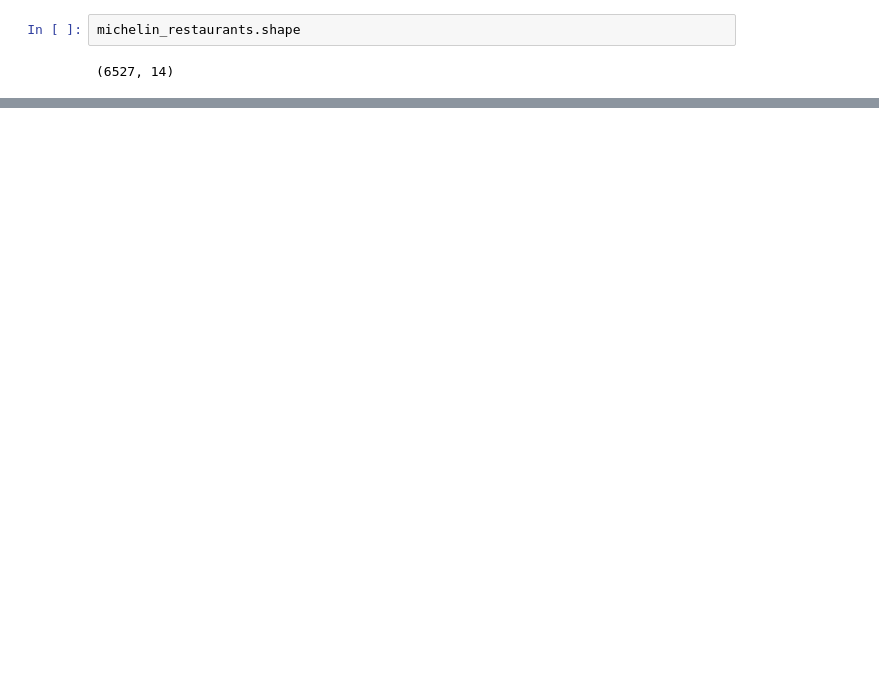
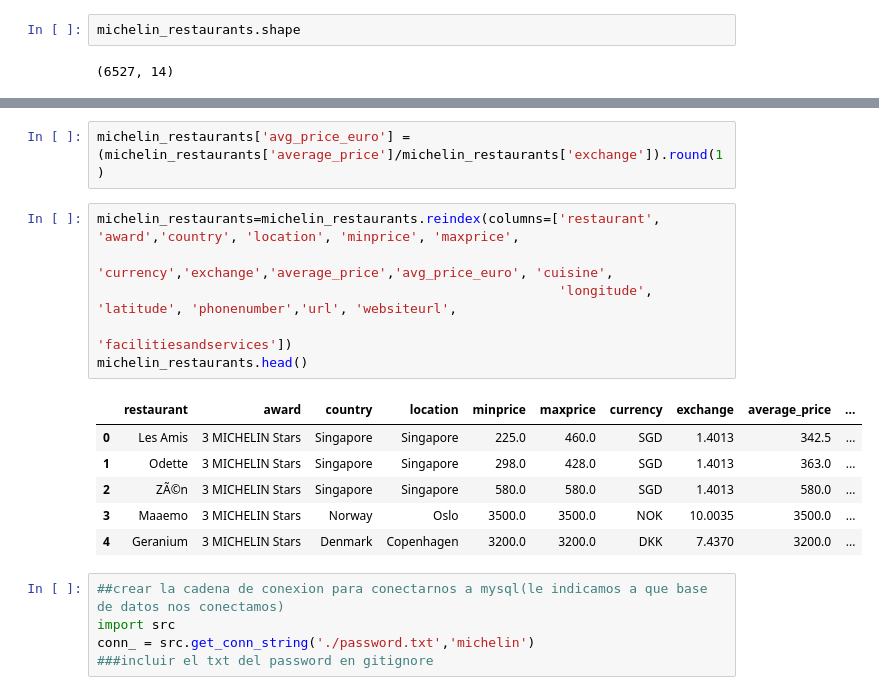
Before and after one commit to ecamposgo/ETL-Project, a Jupyter notebook: your code/enriching-cleaning.ipynb, the cells around one changed output, grey strips where cells are left out. Cells and saved outputs as stored; diff of their text form; blank space fills up the shorter version.

```diff
--- a/your code/enriching-cleaning.ipynb
+++ b/your code/enriching-cleaning.ipynb
@@ -89,0 +135,20 @@ michelin_restaurants.head()
+# %%
+michelin_restaurants['avg_price_euro'] = (michelin_restaurants['average_price']/michelin_restaurants['exchange']).round(1)
+# %%
+michelin_restaurants=michelin_restaurants.reindex(columns=['restaurant', 'award','country', 'location', 'minprice', 'maxprice',
+                                                           'currency','exchange','average_price','avg_price_euro', 'cuisine',
+                                                           'longitude', 'latitude', 'phonenumber','url', 'websiteurl',
+                                                           'facilitiesandservices'])
+michelin_restaurants.head()
+# %% [output]
+|  | restaurant | award | country | location | minprice | maxprice | currency | exchange | average_price | ... |
+| 0 | Les Amis | 3 MICHELIN Stars | Singapore | Singapore | 225.0 | 460.0 | SGD | 1.4013 | 342.5 | ... |
+| 1 | Odette | 3 MICHELIN Stars | Singapore | Singapore | 298.0 | 428.0 | SGD | 1.4013 | 363.0 | ... |
+| 2 | ZÃ©n | 3 MICHELIN Stars | Singapore | Singapore | 580.0 | 580.0 | SGD | 1.4013 | 580.0 | ... |
+| 3 | Maaemo | 3 MICHELIN Stars | Norway | Oslo | 3500.0 | 3500.0 | NOK | 10.0035 | 3500.0 | ... |
+| 4 | Geranium | 3 MICHELIN Stars | Denmark | Copenhagen | 3200.0 | 3200.0 | DKK | 7.4370 | 3200.0 | ... |
+# %%
+##crear la cadena de conexion para conectarnos a mysql(le indicamos a que base de datos nos conectamos)
+import src
+conn_ = src.get_conn_string('./password.txt','michelin')
+###incluir el txt del password en gitignore
```
Also changed, not shown: parts of 12 cells of this notebook, 5 other files.
